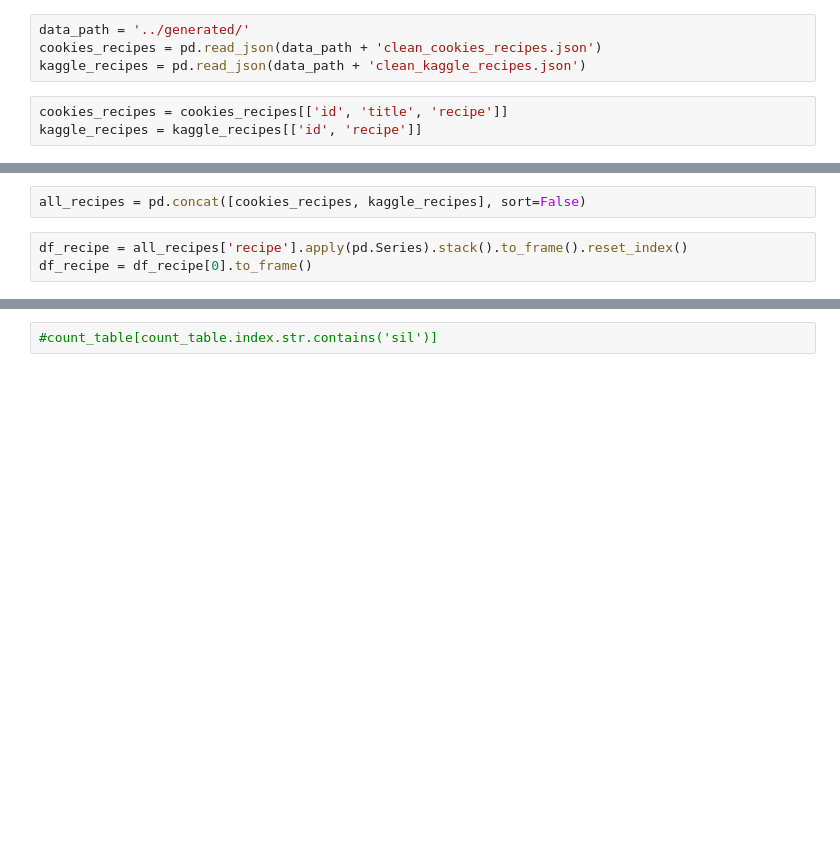
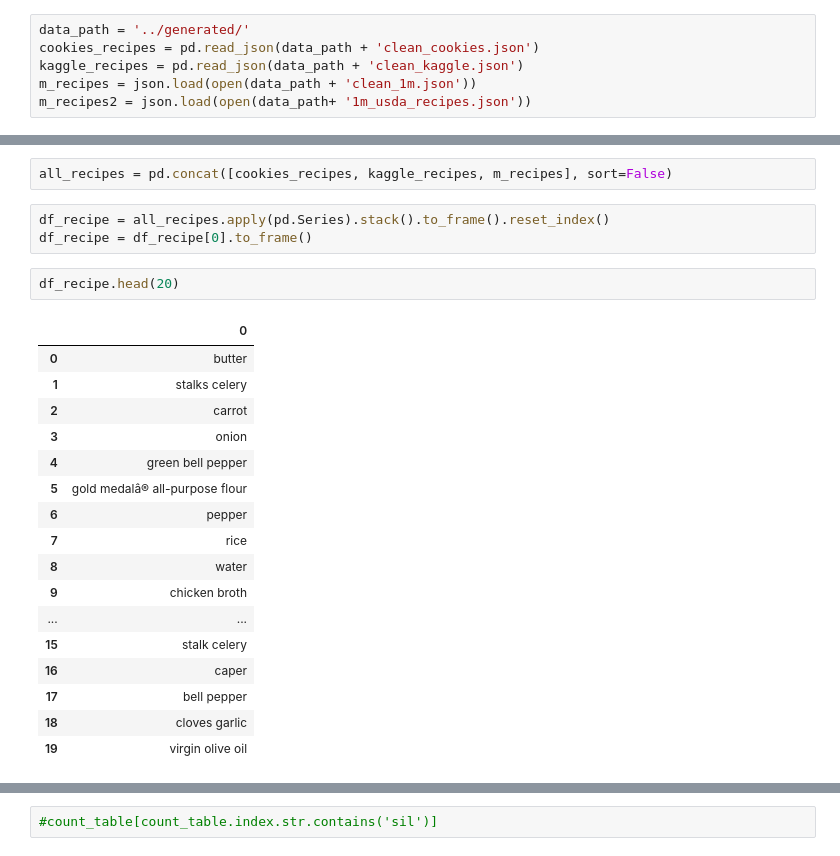
Before and after one commit to epfl-ada-2018/Project, a Jupyter notebook: notebooks/all_recipes.ipynb, the cells around one changed output, grey strips where cells are left out. Drawn from its saved outputs; the diff is of its cells as text; blank space fills up the shorter version.

```diff
--- a/notebooks/all_recipes.ipynb
+++ b/notebooks/all_recipes.ipynb
@@ -4,8 +5,7 @@ import pandas as pd
 import matplotlib.pyplot as plt
 # %%
 data_path = '../generated/'
-cookies_recipes = pd.read_json(data_path + 'clean_cookies_recipes.json')
-kaggle_recipes = pd.read_json(data_path + 'clean_kaggle_recipes.json')
+cookies_recipes = pd.read_json(data_path + 'clean_cookies.json')
+kaggle_recipes = pd.read_json(data_path + 'clean_kaggle.json')
+m_recipes = json.load(open(data_path + 'clean_1m.json'))
+m_recipes2 = json.load(open(data_path+ '1m_usda_recipes.json'))
-# %%
-cookies_recipes = cookies_recipes[['id', 'title', 'recipe']]
-kaggle_recipes = kaggle_recipes[['id', 'recipe']]
@@ -12,8 +54,28 @@ kaggle_recipes = kaggle_recipes[['id', 'recipe']]
 # %%
-all_recipes = pd.concat([cookies_recipes, kaggle_recipes], sort=False)
+all_recipes = pd.concat([cookies_recipes, kaggle_recipes, m_recipes], sort=False)
 # %%
-df_recipe = all_recipes['recipe'].apply(pd.Series).stack().to_frame().reset_index()
+df_recipe = all_recipes.apply(pd.Series).stack().to_frame().reset_index()
 df_recipe = df_recipe[0].to_frame()
+# %%
+df_recipe.head(20)
+# %% [output]
+|  | 0 |
+| 0 | butter |
+| 1 | stalks celery |
+| 2 | carrot |
+| 3 | onion |
+| 4 | green bell pepper |
+| 5 | gold medalâ® all-purpose flour |
+| 6 | pepper |
+| 7 | rice |
+| 8 | water |
+| 9 | chicken broth |
+| ... | ... |
+| 15 | stalk celery |
+| 16 | caper |
+| 17 | bell pepper |
+| 18 | cloves garlic |
+| 19 | virgin olive oil |
 # %%
 df_recipe = df_recipe.rename({0:'ingredient'}, axis=1)
 df_recipe.head(5)
```
Also changed, not shown: parts of 10 cells of this notebook, 14 other files.
